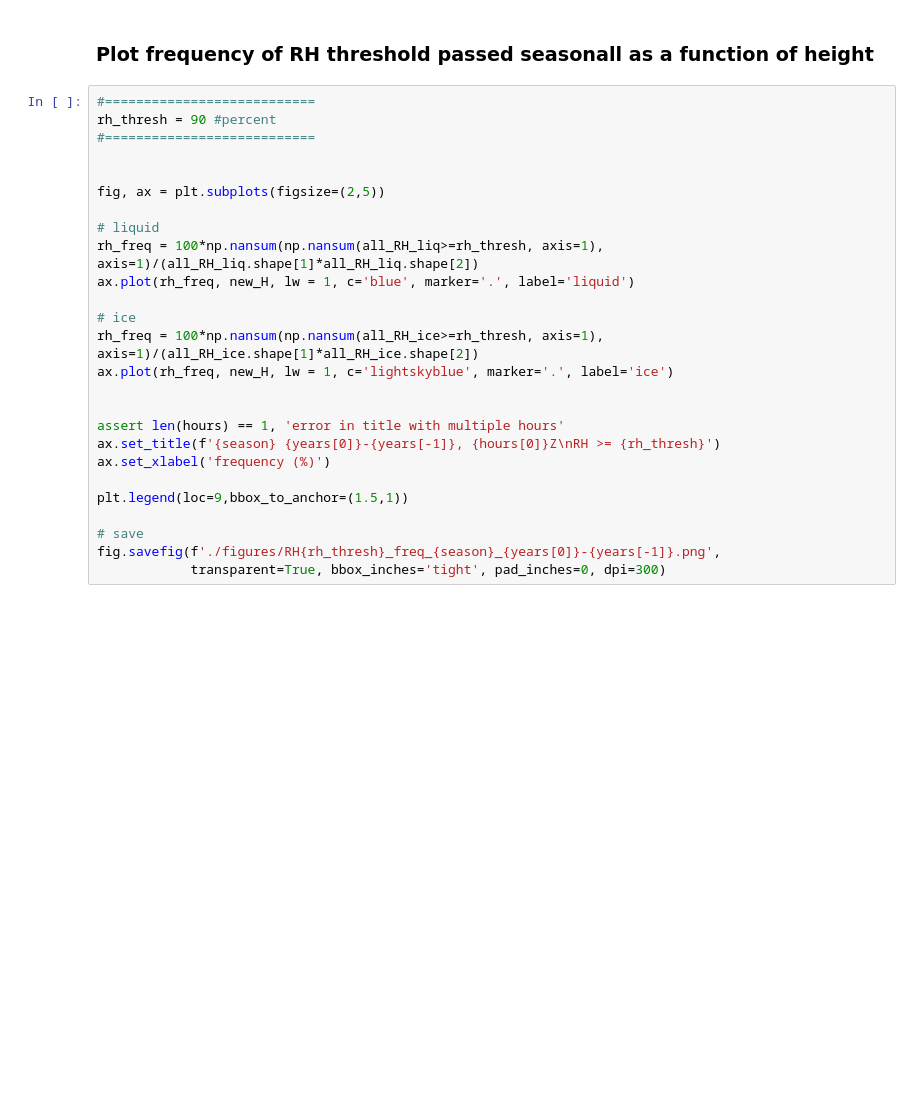
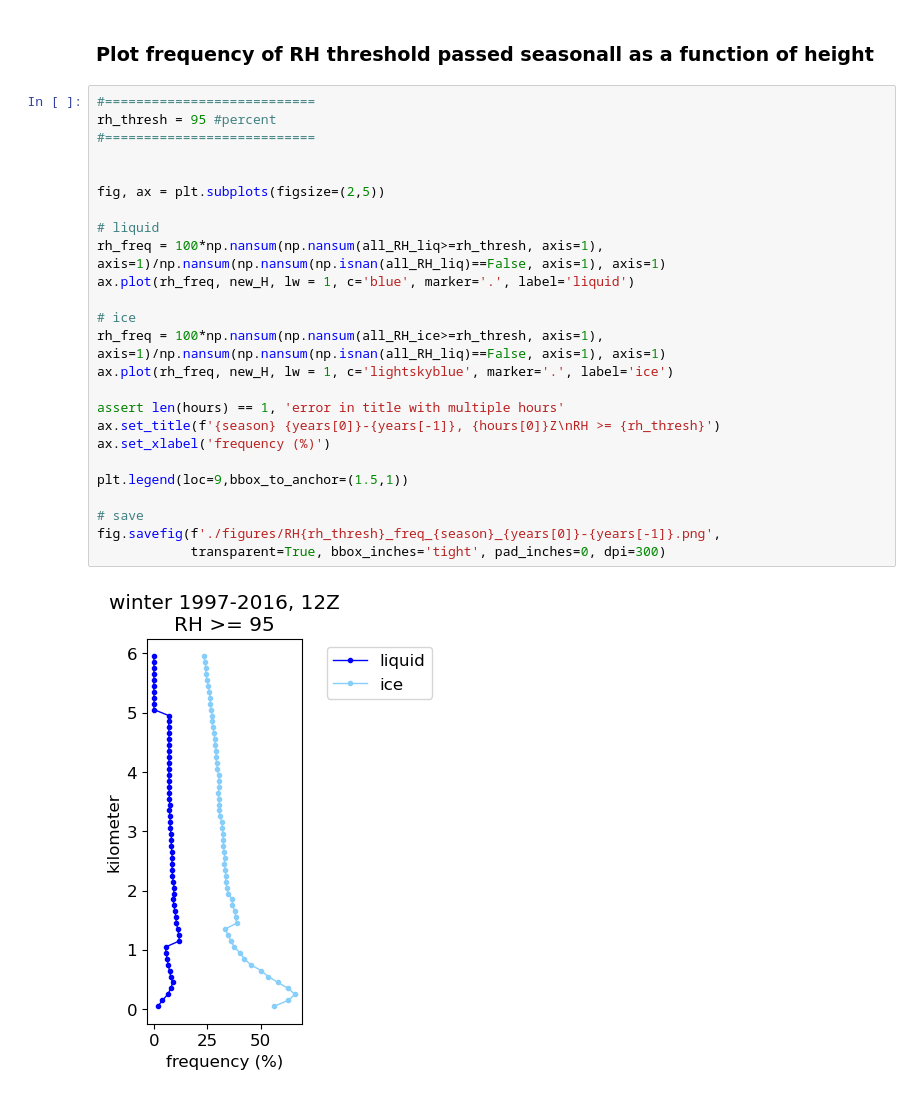
Before and after one commit to mackenziejewell/ArcticClouds_SoundingAnalysis, a Jupyter notebook: 5_evaluate_interpolated_soundings_allyears.ipynb, the cells around one changed output. Drawn from its saved outputs; the diff is of its cells as text; blank space fills up the shorter version.

```diff
--- a/5_evaluate_interpolated_soundings_allyears.ipynb
+++ b/5_evaluate_interpolated_soundings_allyears.ipynb
@@ -318,27 +326,28 @@ plt.show()
 ### Plot frequency of RH threshold passed seasonall as a function of height
 # %%
 #===========================
-rh_thresh = 90 #percent
+rh_thresh = 95 #percent
 #===========================
 
 
 fig, ax = plt.subplots(figsize=(2,5))
 
 # liquid
-rh_freq = 100*np.nansum(np.nansum(all_RH_liq>=rh_thresh, axis=1), axis=1)/(all_RH_liq.shape[1]*all_RH_liq.shape[2])
+rh_freq = 100*np.nansum(np.nansum(all_RH_liq>=rh_thresh, axis=1), axis=1)/np.nansum(np.nansum(np.isnan(all_RH_liq)==False, axis=1), axis=1)
 ax.plot(rh_freq, new_H, lw = 1, c='blue', marker='.', label='liquid')
 
 # ice
-rh_freq = 100*np.nansum(np.nansum(all_RH_ice>=rh_thresh, axis=1), axis=1)/(all_RH_ice.shape[1]*all_RH_ice.shape[2])
+rh_freq = 100*np.nansum(np.nansum(all_RH_ice>=rh_thresh, axis=1), axis=1)/np.nansum(np.nansum(np.isnan(all_RH_liq)==False, axis=1), axis=1)
 ax.plot(rh_freq, new_H, lw = 1, c='lightskyblue', marker='.', label='ice')
-
 
 assert len(hours) == 1, 'error in title with multiple hours'
 ax.set_title(f'{season} {years[0]}-{years[-1]}, {hours[0]}Z\nRH >= {rh_thresh}')
 ax.set_xlabel('frequency (%)')
 
 plt.legend(loc=9,bbox_to_anchor=(1.5,1))
 
 # save
 fig.savefig(f'./figures/RH{rh_thresh}_freq_{season}_{years[0]}-{years[-1]}.png',
             transparent=True, bbox_inches='tight', pad_inches=0, dpi=300)
+# %% [output]
+[figure, added]
```
Also changed, not shown: parts of 5 cells of this notebook, 12 other files.
